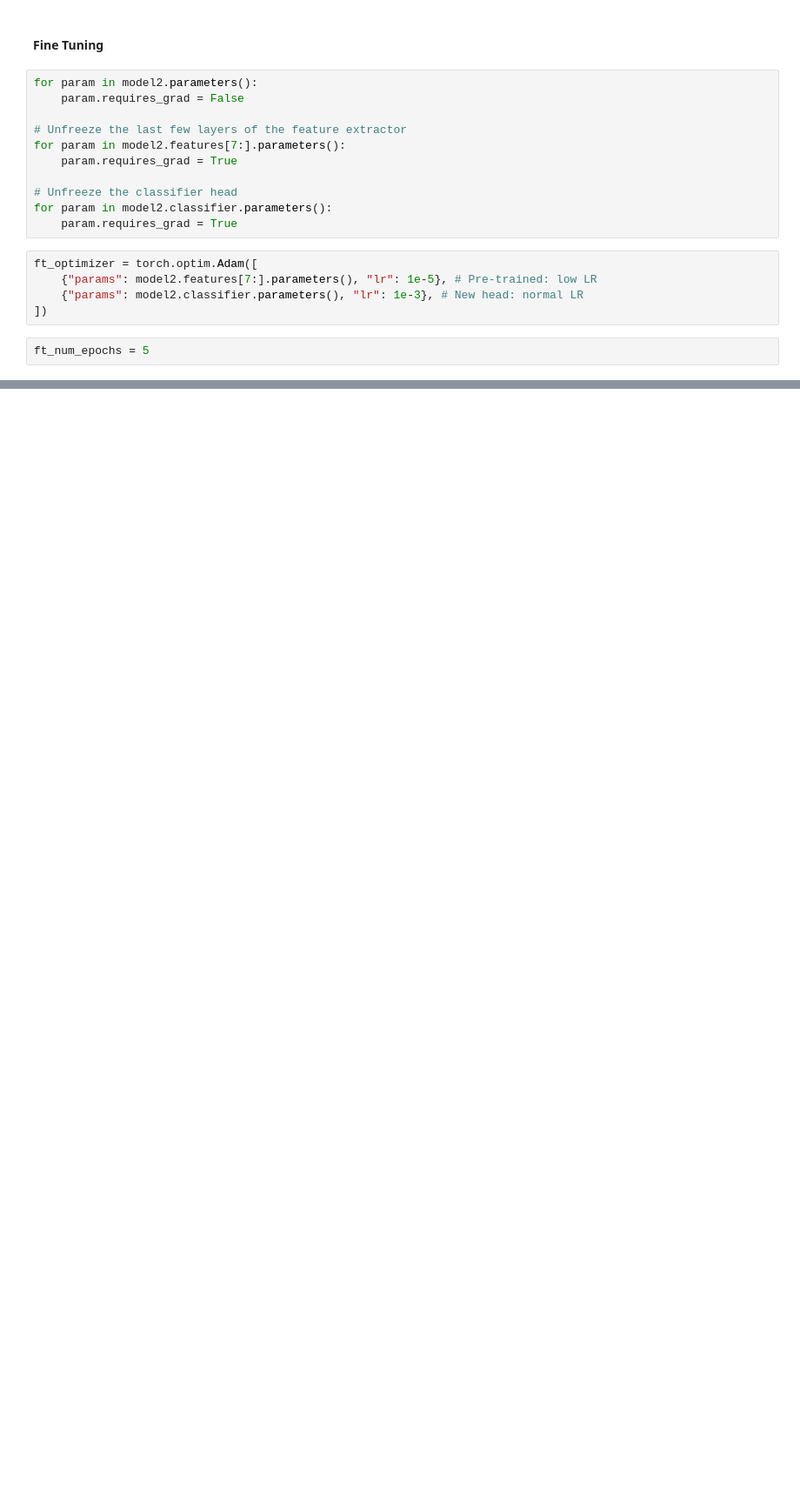
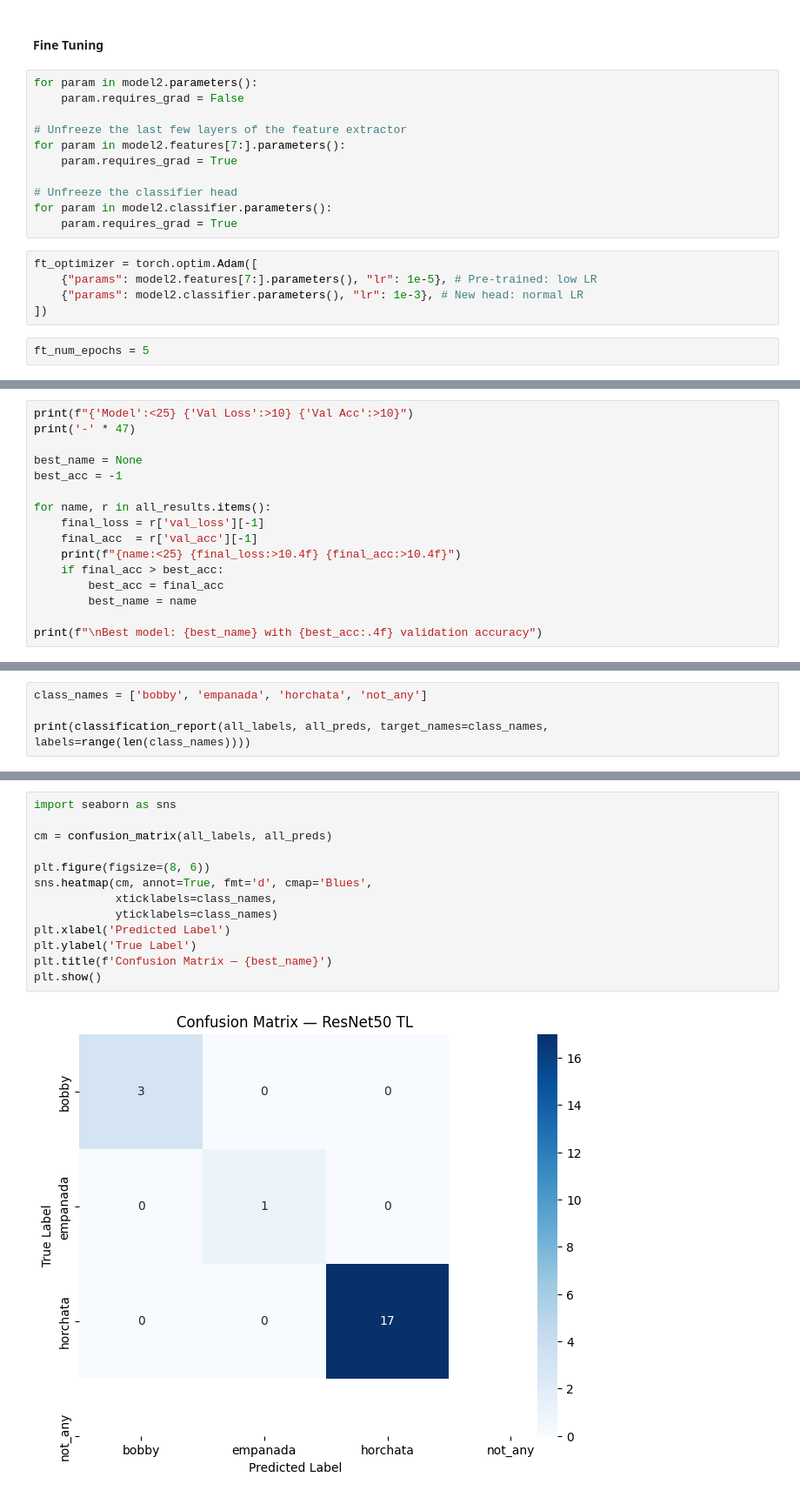
Before and after one commit to braulio-dev/transfer-learning-fine-tuning, a Jupyter notebook: transfer-learning.ipynb, the cells around one changed output, grey strips where cells are left out. Shown at 87% size. Drawn from its saved outputs; the diff is of its cells as text; blank space fills up the shorter version.

```diff
--- a/transfer-learning.ipynb
+++ b/transfer-learning.ipynb
@@ -324,0 +379,16 @@ plot_learning_curves(res_ft, title="EfficientNet-B0 — Fine Tuning")
+# %%
+print(f"{'Model':<25} {'Val Loss':>10} {'Val Acc':>10}")
+print('-' * 47)
+
+best_name = None
+best_acc = -1
+
+for name, r in all_results.items():
+    final_loss = r['val_loss'][-1]
+    final_acc  = r['val_acc'][-1]
+    print(f"{name:<25} {final_loss:>10.4f} {final_acc:>10.4f}")
+    if final_acc > best_acc:
+        best_acc = final_acc
+        best_name = name
+
+print(f"\nBest model: {best_name} with {best_acc:.4f} validation accuracy")
@@ -324,0 +452,4 @@ plot_learning_curves(res_ft, title="EfficientNet-B0 — Fine Tuning")
+# %%
+class_names = ['bobby', 'empanada', 'horchata', 'not_any']
+
+print(classification_report(all_labels, all_preds, target_names=class_names, labels=range(len(class_names))))
@@ -324,0 +474,15 @@ plot_learning_curves(res_ft, title="EfficientNet-B0 — Fine Tuning")
+# %%
+import seaborn as sns
+
+cm = confusion_matrix(all_labels, all_preds)
+
+plt.figure(figsize=(8, 6))
+sns.heatmap(cm, annot=True, fmt='d', cmap='Blues',
+            xticklabels=class_names,
+            yticklabels=class_names)
+plt.xlabel('Predicted Label')
+plt.ylabel('True Label')
+plt.title(f'Confusion Matrix — {best_name}')
+plt.show()
+# %% [output]
+[figure, added]
```
Also changed, not shown: parts of 28 cells of this notebook.
